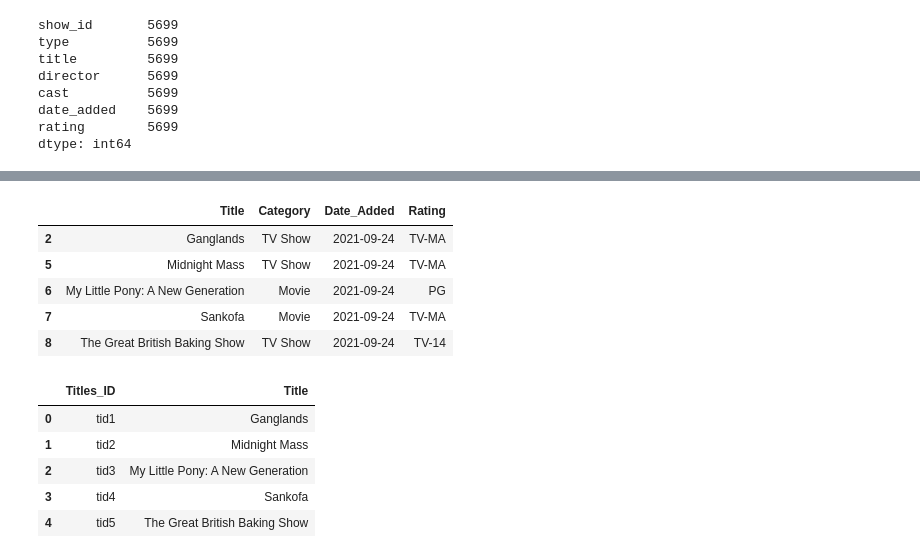
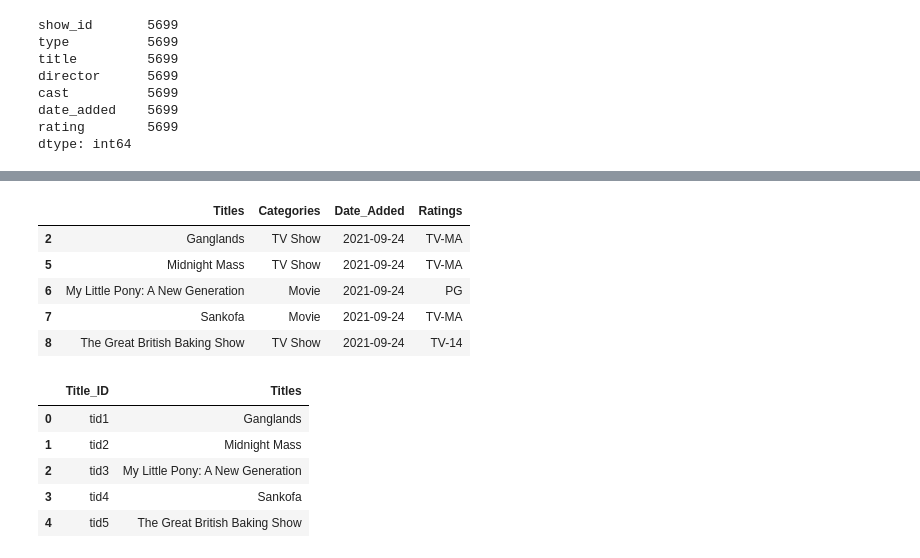
Before and after one commit to okalis05/DATA-ENGINEERING-PROJECT, a Jupyter notebook: Data-Engineering-project101.ipynb, the cells around one changed output, grey strips where cells are left out. Saved outputs shown, nothing was run; the diff lists cells and outputs as text; code cells hidden in the pictures.

```diff
--- a/Data-Engineering-project101.ipynb
+++ b/Data-Engineering-project101.ipynb
@@ -97,8 +97,8 @@ reduced_df.head()
 | 8 | s9 | TV Show | The Great British Baking Show | Andy Devonshire | Mel Giedroyc, Sue Perkins, Mary B... | 2021-09-24 | TV-14 |
 # %%
 #Capitalize and rename the columns for a more appealing display
-netflix_df = reduced_df.rename(columns = {'show_id':'Show_ID','type':'Category','title':'Title','director':'Director','cast':'Actors',
-                                          'date_added':'Date_Added','rating':'Rating'})
+netflix_df = reduced_df.rename(columns = {'show_id':'Show_ID','type':'Categories','title':'Titles','director':'Directors','cast':'Actors',
+                                          'date_added':'Date_Added','rating':'Ratings'})
 
 netflix_df.head()
 # %% [output]
@@ -110,6 +110,6 @@ netflix_df.head()
 | 8 | s9 | TV Show | The Great British Baking Show | Andy Devonshire | Mel Giedroyc, Sue Perkins, Mary B... | 2021-09-24 | TV-14 |
 # %%
 #Reorder the columns
-netflix_df = netflix_df[['Show_ID','Title','Category','Date_Added','Rating','Director','Actors']]
+netflix_df = netflix_df[['Show_ID','Titles','Categories','Date_Added','Ratings','Directors','Actors']]
 netflix_df.head()
 # %% [output]
@@ -144,18 +144,18 @@ movie_data_df.head()
 | 8 | s9 | The Great British Baking Show | TV Show | 2021-09-24 | TV-14 | Andy Devonshire | Mel Giedroyc, Sue Perkins, Mary B... |
 # %%
 # Extract the column of interest('Title','Category','Date_Added','Rating')
-movie_data_df  = movie_data_df[['Title','Category','Date_Added','Rating']]
+movie_data_df  = movie_data_df[['Titles','Categories','Date_Added','Ratings']]
 movie_data_df.head()
 # %% [output]
-|  | Title | Category | Date_Added | Rating |
+|  | Titles | Categories | Date_Added | Ratings |
 | 2 | Ganglands | TV Show | 2021-09-24 | TV-MA |
 | 5 | Midnight Mass | TV Show | 2021-09-24 | TV-MA |
 | 6 | My Little Pony: A New Generation | Movie | 2021-09-24 | PG |
 | 7 | Sankofa | Movie | 2021-09-24 | TV-MA |
 | 8 | The Great British Baking Show | TV Show | 2021-09-24 | TV-14 |
 # %%
-# Get the unique genres in a list
-titles = movie_data_df['Title'].tolist()
+# Get the unique titles in a list
+titles = movie_data_df['Titles'].tolist()
 # Get the number of distinct values in the genre list.
 title_count = len(titles)
 # Create a numpy array of the length of the title_count list.
@@ -163,10 +163,10 @@ np_title = np.arange(1,5700)
 # Use a list comprehension to add "tid" to each title.
 title_id = [f'tid{x}' for x in range(1,5700)]
 #create a dataframe with the title and title_id columns
-title_df = pd.DataFrame({'Titles_ID':title_id , 'Title':titles})
+title_df = pd.DataFrame({'Title_ID':title_id , 'Titles':titles})
 title_df.head()
 # %% [output]
-|  | Titles_ID | Title |
+|  | Title_ID | Titles |
 | 0 | tid1 | Ganglands |
 | 1 | tid2 | Midnight Mass |
 | 2 | tid3 | My Little Pony: A New Generation |
```
Also changed, not shown: parts of 31 cells of this notebook, 5 other files.
